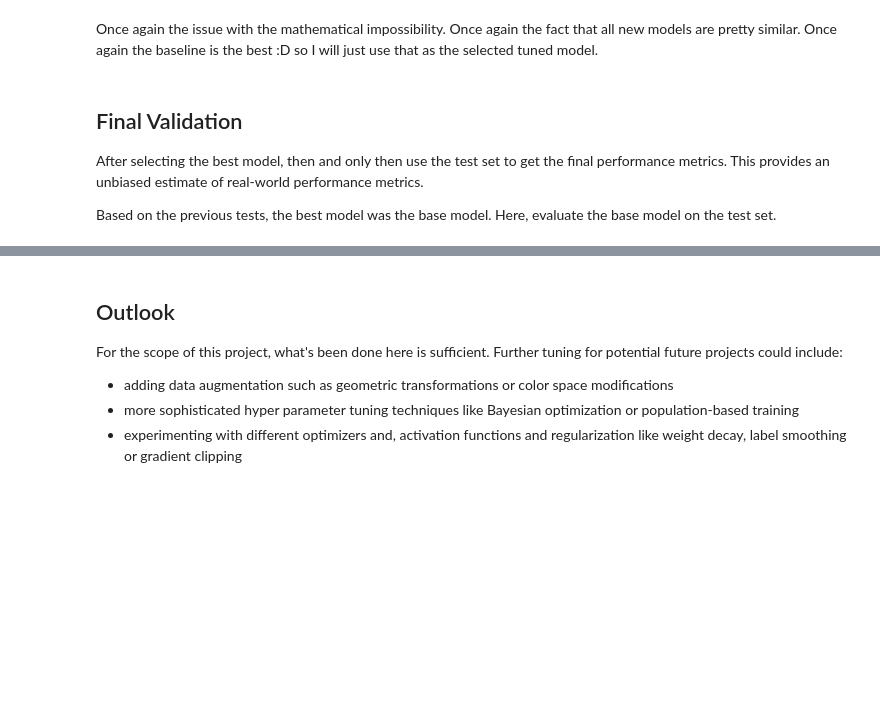
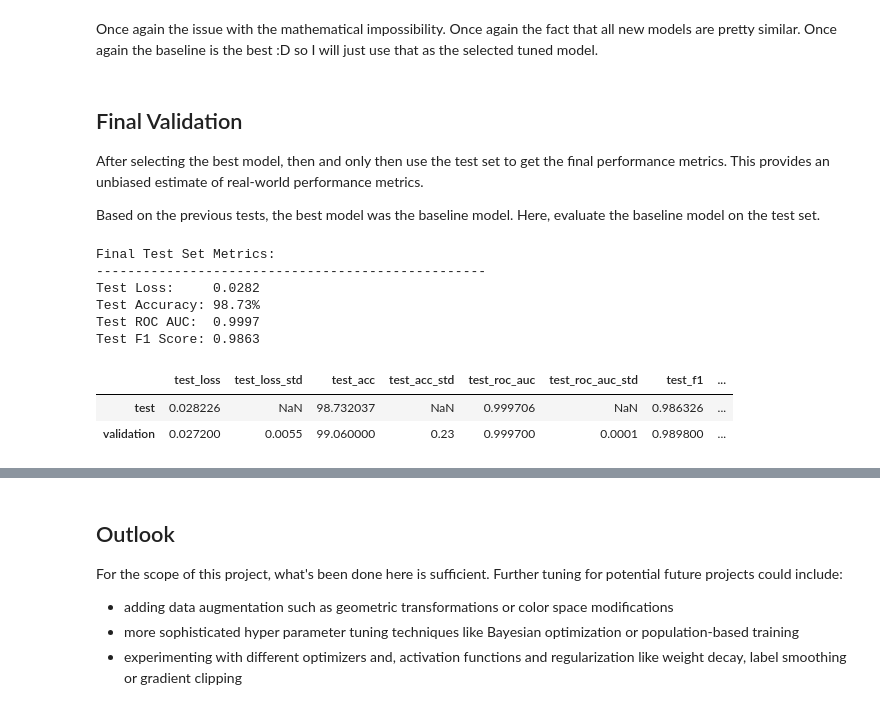
Before and after one commit to fabianjkrueger/muffin_vs_chihuahua, a Jupyter notebook: notebooks/train.ipynb, the cells around one changed output, grey strips where cells are left out. Drawn from its saved outputs; the diff is of its cells as text; code cells hidden in the pictures; blank space fills up the shorter version.

```diff
--- a/notebooks/train.ipynb
+++ b/notebooks/train.ipynb
@@ -1473,5 +1487,63 @@ After selecting the best model, then and only then use the test set to get the
 final performance metrics.
 This provides an unbiased estimate of real-world performance metrics.
 
-Based on the previous tests, the best model was the base model.
-Here, evaluate the base model on the test set.
+Based on the previous tests, the best model was the baseline model.
+Here, evaluate the baseline model on the test set.
+# %%
+# set the model to evaluation mode
+model_baseline.eval()
+
+# evaluate model on test set
+# use validate() instead of evaluate_model() because evaluation is necessary
+# only once on the test set, and does not need to be aggregated over runs
+test_metrics = validate(
+    model_baseline,
+    val_loader=test_loader,
+    criterion=criterion,
+    device=device
+)
+
+# print results in a formatted way
+print("\nFinal Test Set Metrics:")
+print("-" * 50)
+print(f"Test Loss:     {test_metrics['val_loss']:.4f}")
+print(f"Test Accuracy: {test_metrics['val_acc']:.2f}%")
+print(f"Test ROC AUC:  {test_metrics['val_roc_auc']:.4f}")
+print(f"Test F1 Score: {test_metrics['val_f1']:.4f}")
+# %% [output]
+Final Test Set Metrics:
+--------------------------------------------------
+Test Loss:     0.0282
+Test Accuracy: 98.73%
+Test ROC AUC:  0.9997
+Test F1 Score: 0.9863
+# %%
+# create dataframe with test metrics and validation metrics
+df_metrics = pd.DataFrame([
+    {
+        "test_loss": test_metrics["val_loss"],
+        "test_loss_std": None,  # no std for test metrics
+        "test_acc": test_metrics["val_acc"],
+        "test_acc_std": None,
+        "test_roc_auc": test_metrics["val_roc_auc"],
+        "test_roc_auc_std": None,
+        "test_f1": test_metrics["val_f1"],
+        "test_f1_std": None
+    },
+    {
+        "test_loss": float(metrics_val_baseline["val_loss"].split(" ± ")[0]),
+        "test_loss_std": float(metrics_val_baseline["val_loss"].split(" ± ")[1]),
+        "test_acc": float(metrics_val_baseline["val_acc"].split(" ± ")[0].strip("%")),
+        "test_acc_std": float(metrics_val_baseline["val_acc"].split(" ± ")[1].strip("%")),
+        "test_roc_auc": float(metrics_val_baseline["val_roc_auc"].split(" ± ")[0]),
+        "test_roc_auc_std": float(metrics_val_baseline["val_roc_auc"].split(" ± ")[1]),
+        "test_f1": float(metrics_val_baseline["val_f1"].split(" ± ")[0]),
+        "test_f1_std": float(metrics_val_baseline["val_f1"].split(" ± ")[1])
+    }
+], index=["test", "validation"])
+
+df_metrics
+# %% [output]
+|  | test_loss | test_loss_std | test_acc | test_acc_std | test_roc_auc | test_roc_auc_std | test_f1 | ... |
+| test | 0.028226 | NaN | 98.732037 | NaN | 0.999706 | NaN | 0.986326 | ... |
+| validation | 0.027200 | 0.0055 | 99.060000 | 0.23 | 0.999700 | 0.0001 | 0.989800 | ... |
```
Also changed, not shown: parts of 18 cells of this notebook.
